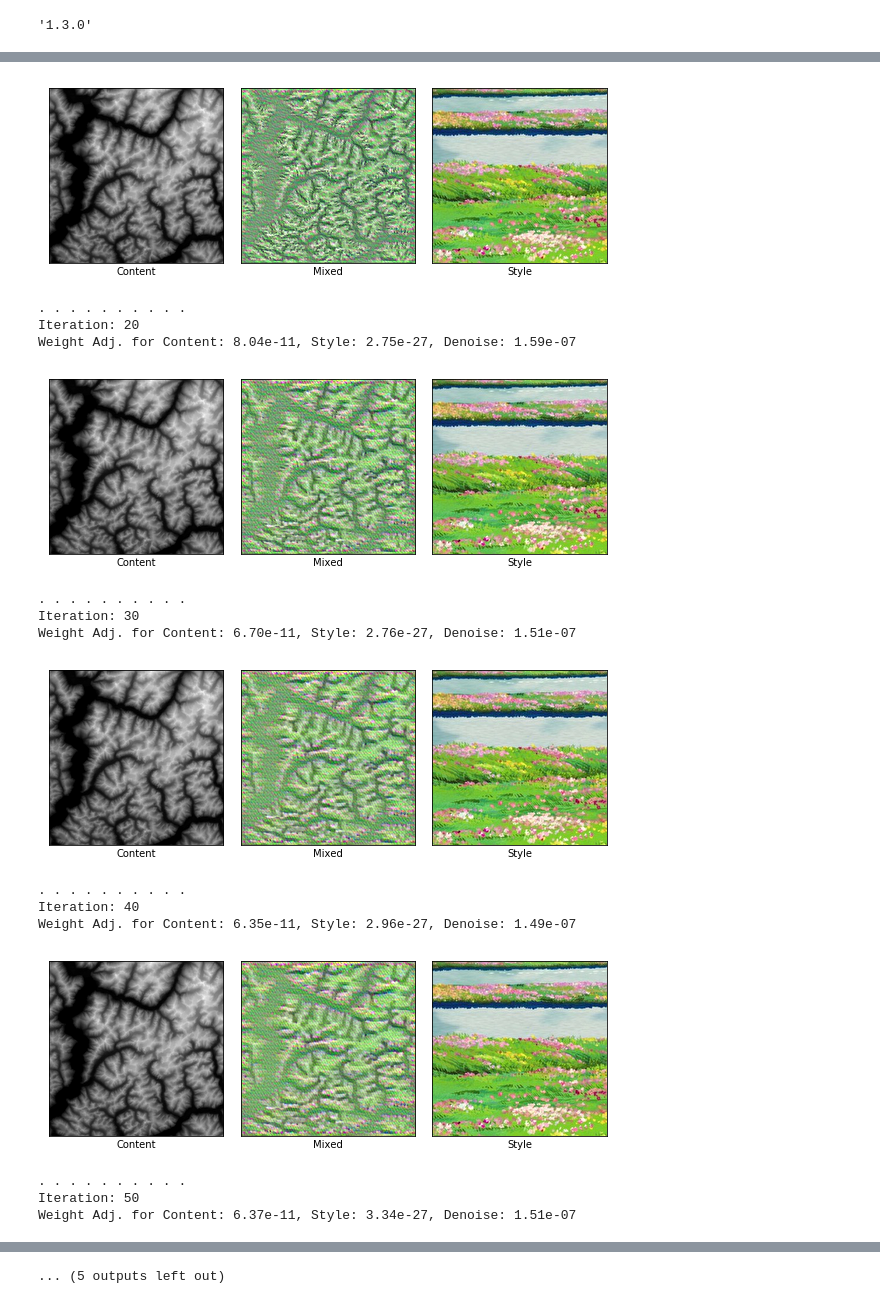
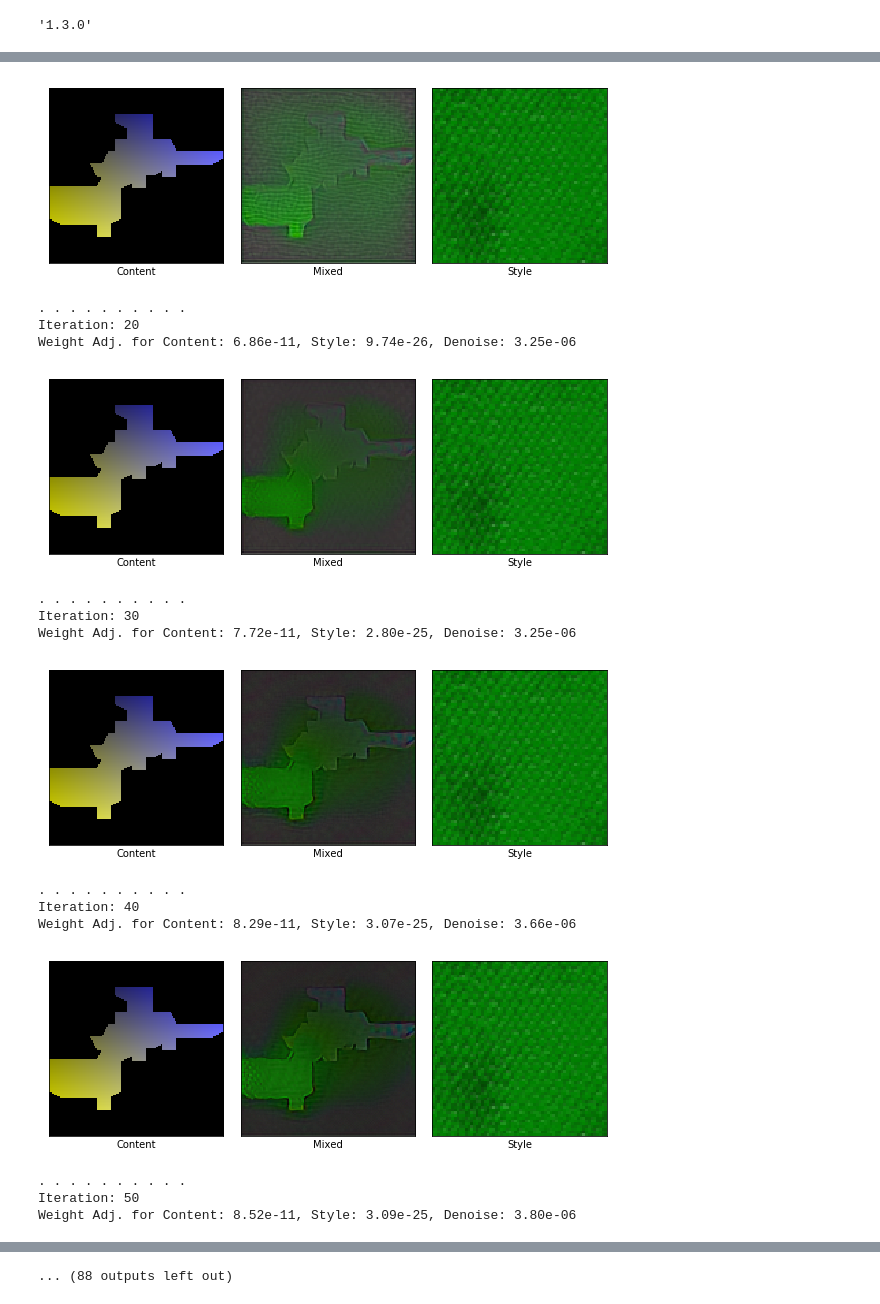
Before and after one commit to mkteh95/tf_3d_texturization, a Jupyter notebook: baseline.ipynb, the cells around one changed output, grey strips where cells are left out. Cells and saved outputs as stored; diff of their text form; code cells hidden in the pictures.

Commit message:
Added 2D to 3D and back to 3D with coloring.

```diff
--- a/baseline.ipynb
+++ b/baseline.ipynb
@@ -414,0 +553,4 @@ style_image = load_image(style_filename, max_size=300)
+# %%
+voxel_filename = '3Dmodels/model.binvox'
+voxel = load_voxel(voxel_filename)
+face_maps, face_colors = voxel_to_2d(voxel)
@@ -415,24 +563,34 @@ style_image = load_image(style_filename, max_size=300)
 # %%
 content_layer_ids = [4]
+# %%
+style_filename = 'images/snake_style.jpg'
+style_image = load_image(style_filename, max_size=voxel.shape[0])
 # %%
 # The VGG16-model has 13 convolutional layers.
 # This selects all those layers as the style-layers.
 # This is somewhat slow to optimize.
-style_layer_ids = [0, 2, 4, 7, 10]
+style_layer_ids = np.arange(13)
 
 # You can also select a sub-set of the layers, e.g. like this:
 # style_layer_ids = [1, 2, 3, 4]
 # %%
 %%time
-img = style_transfer(content_image=content_image,
-                     style_image=style_image,
-                     content_layer_ids=content_layer_ids,
-                     style_layer_ids=style_layer_ids,
-                     weight_content=8.0,
-                     weight_style=10.0,
-                     weight_denoise=0.3,
-                     num_iterations=60,
-                     step_size=10.0)
+for i in range(len(face_colors)):
+    face_colors[i] = style_transfer(content_image=face_colors[i],
+                             style_image=style_image,
+                             content_layer_ids=content_layer_ids,
+                             style_layer_ids=style_layer_ids,
+                             weight_content=1.5,
+                             weight_style=10.0,
+                             weight_denoise=0.3,
+                             num_iterations=60,
+                             step_size=10.0)
+
+colors = generate_voxel_colors(face_colors, face_maps, voxel.shape)
+
+plot_2d_faces(face_colors)
+
+plot_3d_voxel(voxel.transpose((2,0,1)), colors.transpose((2,0,1,3)))
 # %% [output]
 Content layers:
 ['conv3_1/conv3_1']
@@ -450,16 +608,16 @@ Weight Adj. for Content: 1.53e-10, Style: 1.27e-27, Denoise: 1.83e-07
-[figure, old version]
+[figure, new version]
 . . . . . . . . . .
 Iteration: 20
-Weight Adj. for Content: 8.04e-11, Style: 2.75e-27, Denoise: 1.59e-07
+Weight Adj. for Content: 6.86e-11, Style: 9.74e-26, Denoise: 3.25e-06
-[figure, old version]
+[figure, new version]
 . . . . . . . . . .
 Iteration: 30
-Weight Adj. for Content: 6.70e-11, Style: 2.76e-27, Denoise: 1.51e-07
+Weight Adj. for Content: 7.72e-11, Style: 2.80e-25, Denoise: 3.25e-06
-[figure, old version]
+[figure, new version]
 . . . . . . . . . .
 Iteration: 40
-Weight Adj. for Content: 6.35e-11, Style: 2.96e-27, Denoise: 1.49e-07
+Weight Adj. for Content: 8.29e-11, Style: 3.07e-25, Denoise: 3.66e-06
-[figure, old version]
+[figure, new version]
 . . . . . . . . . .
 Iteration: 50
-Weight Adj. for Content: 6.37e-11, Style: 3.34e-27, Denoise: 1.51e-07
+Weight Adj. for Content: 8.52e-11, Style: 3.09e-25, Denoise: 3.80e-06
@@ -467 +625 @@ Weight Adj. for Content: 6.37e-11, Style: 3.34e-27, Denoise: 1.51e-07
-... (5 outputs left out)
+... (88 outputs left out)
```
Also changed, not shown: parts of 10 cells of this notebook, 17 other files.
